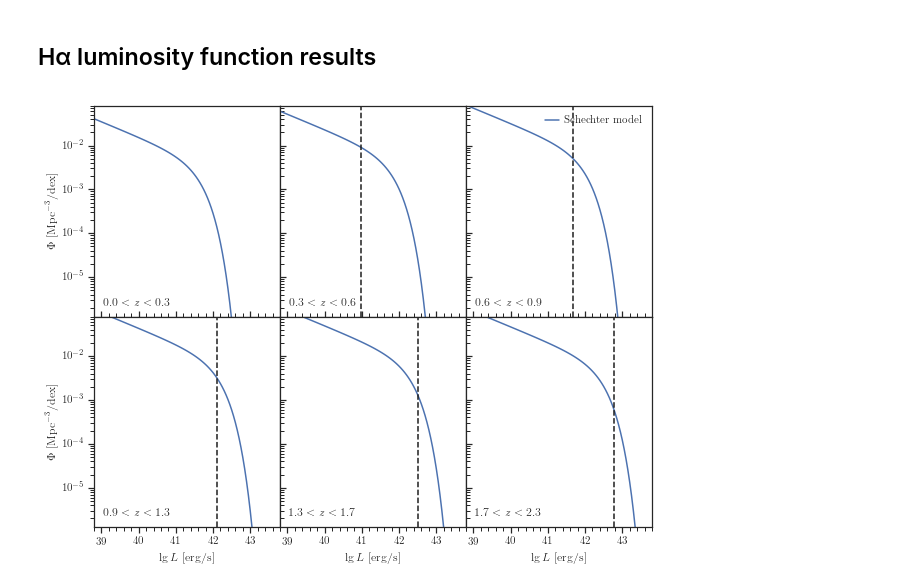
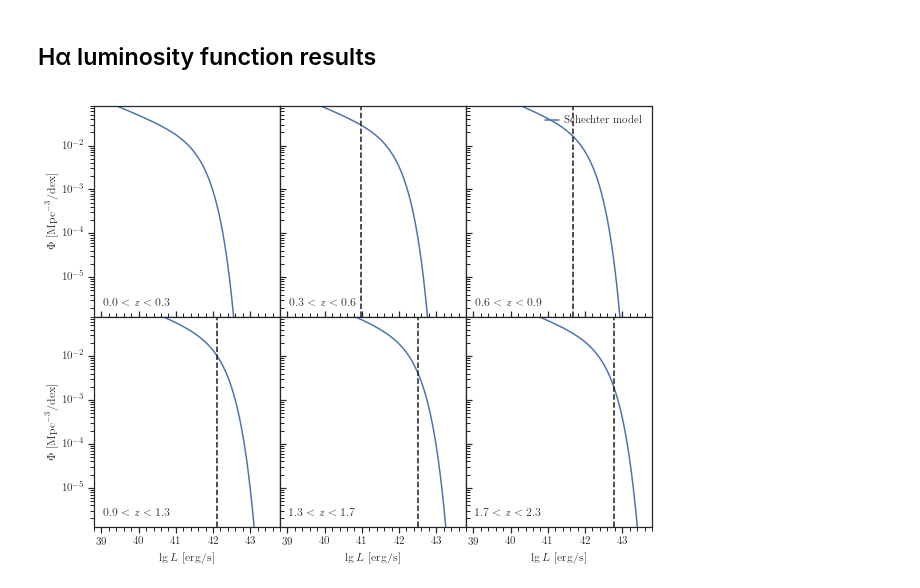
Before and after one commit to MikeSWang/HorizonGRound, a Jupyter notebook: notebooks/H-alpha_luminosity_function.ipynb, the cells around one changed output. Cells and saved outputs as stored; diff of their text form; code cells hidden in the pictures.

```diff
--- a/notebooks/H-alpha_luminosity_function.ipynb
+++ b/notebooks/H-alpha_luminosity_function.ipynb
@@ -117,11 +117,13 @@ for bin_idx, (bin_label, bin_redshift) in enumerate(redshift_bins.items()):
         plt.plot(
             luminosity_points,
             luminosity_function_model(luminosity_points, bin_redshift)
+                * Planck15.h**3
         )
     else:
         plt.plot(
             luminosity_points,
-            luminosity_function_model(luminosity_points, bin_redshift),
+            luminosity_function_model(luminosity_points, bin_redshift)
+                * Planck15.h**3,
             label='Schechter model'
         )
         plt.axvline(
@@ -133,31 +135,31 @@ for bin_idx, (bin_label, bin_redshift) in enumerate(redshift_bins.items()):
         plt.legend(**LEGEND_SETTINGS)
 
     plt.xscale('linear')
     plt.xlim(*LOG10_LUMINOSITY_RANGE)
 
     ax.xaxis.set_major_locator(matplotlib.ticker.MultipleLocator(1.))
     ax.xaxis.set_minor_locator(matplotlib.ticker.MultipleLocator(0.2))
     if row_idx + 1 < NUM_ROW:
         plt.tick_params(
             axis='x', which='both', direction='in',
             labelbottom=False, labelsize=2
         )
     else:
         plt.xlabel(r"$\lg{L}$ [erg/s]")
 
     plt.yscale('log')
     plt.ylim(*DENSITY_RANGE)
 
     if col_idx > 0:
         plt.tick_params(
             axis='y', which='both', direction='in',
             labelleft=False, labelsize=2
         )
     else:
         plt.ylabel(r"$\Phi$ [$\textrm{Mpc}^{-3}$/dex]")
 
     plt.title(bin_label, loc='left', position=(0.05, 0.025))
 
 plt.subplots_adjust(hspace=0, wspace=0)
 # %% [output]
-[figure, old version]
+[figure, new version]
```
Also changed, not shown: parts of 1 cell of this notebook, 4 other files.
